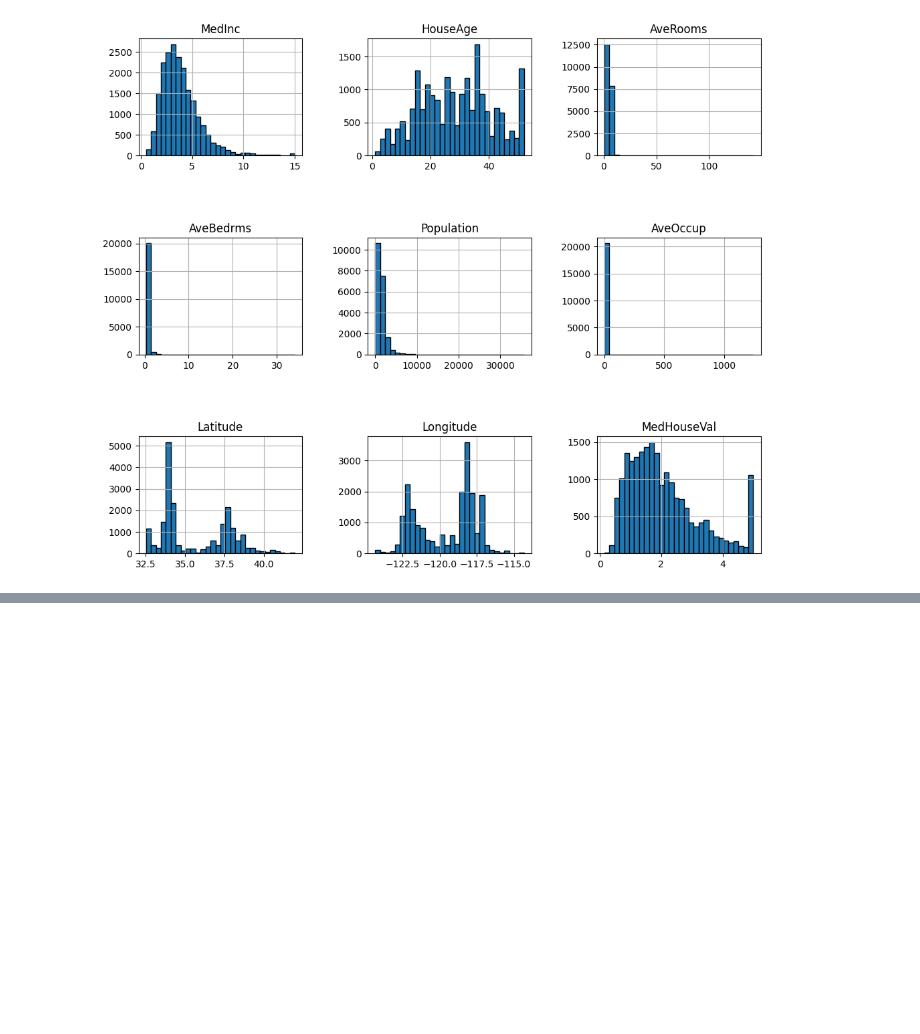
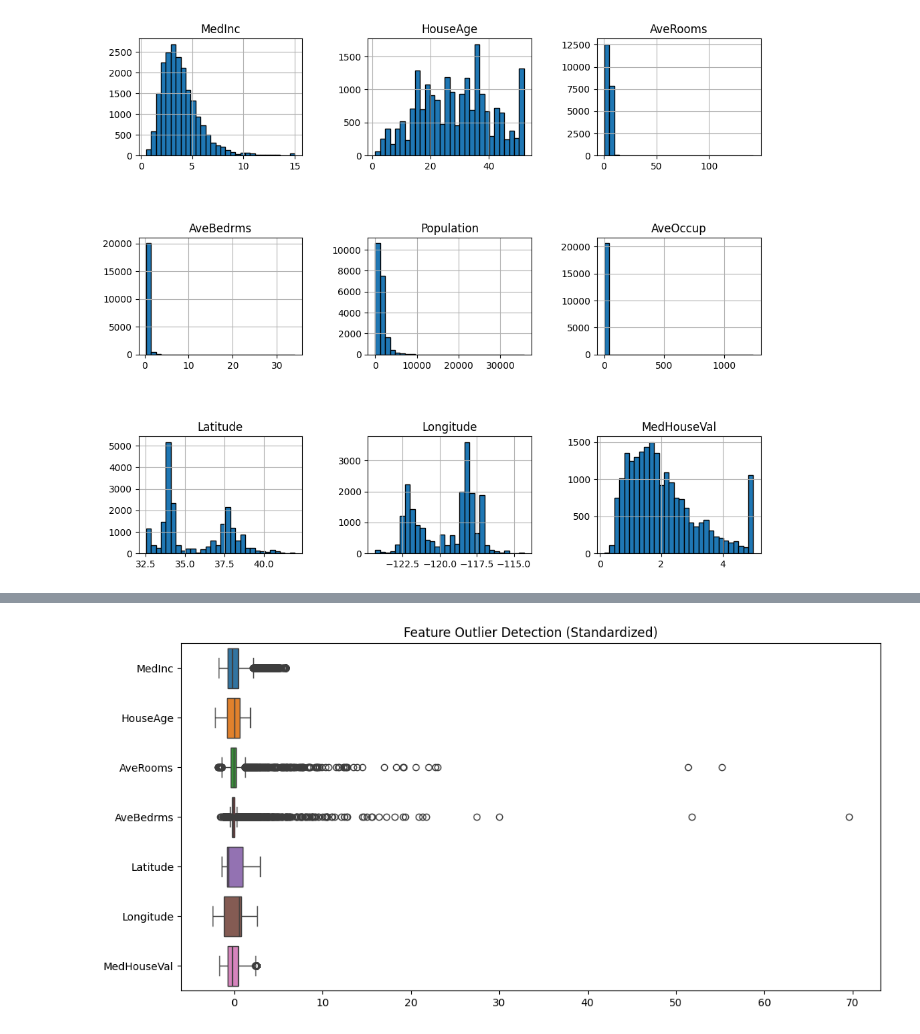
Before and after one commit to DavidBatoDev/house-price-prediction-pytorch, a Jupyter notebook: notebooks/analysis.ipynb, the cells around one changed output, grey strips where cells are left out. Cells and saved outputs as stored; diff of their text form; code cells hidden in the pictures; blank space fills up the shorter version.

```diff
--- a/notebooks/analysis.ipynb
+++ b/notebooks/analysis.ipynb
@@ -70,0 +125,18 @@ plt.subplots_adjust(hspace=0.7, wspace=0.4)
+# %%
+# Drop columns if they exist
+columns_to_drop = ['Population', 'AveOccup']
+df = df.drop(columns=[col for col in columns_to_drop if col in df.columns])
+# %%
+from sklearn.preprocessing import StandardScaler
+
+# Standardize the dataset
+scaler = StandardScaler()
+df_standardized = pd.DataFrame(scaler.fit_transform(df), columns=df.columns)
+
+# Plot boxplot on standardized data without population and AveOccup
+plt.figure(figsize=(12, 6))
+sns.boxplot(data=df_standardized, orient="h")
+plt.title("Feature Outlier Detection (Standardized)")
+plt.show()
+# %% [output]
+[figure, added]
```
Also changed, not shown: parts of 7 cells of this notebook, 2 other files.
